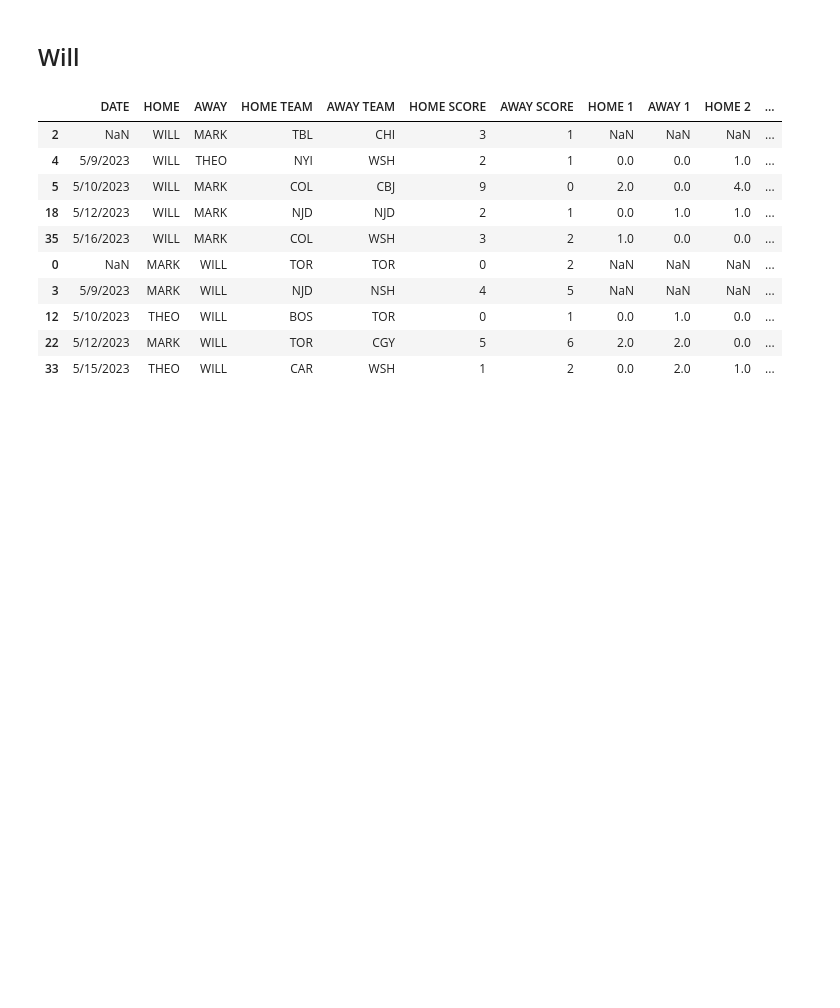
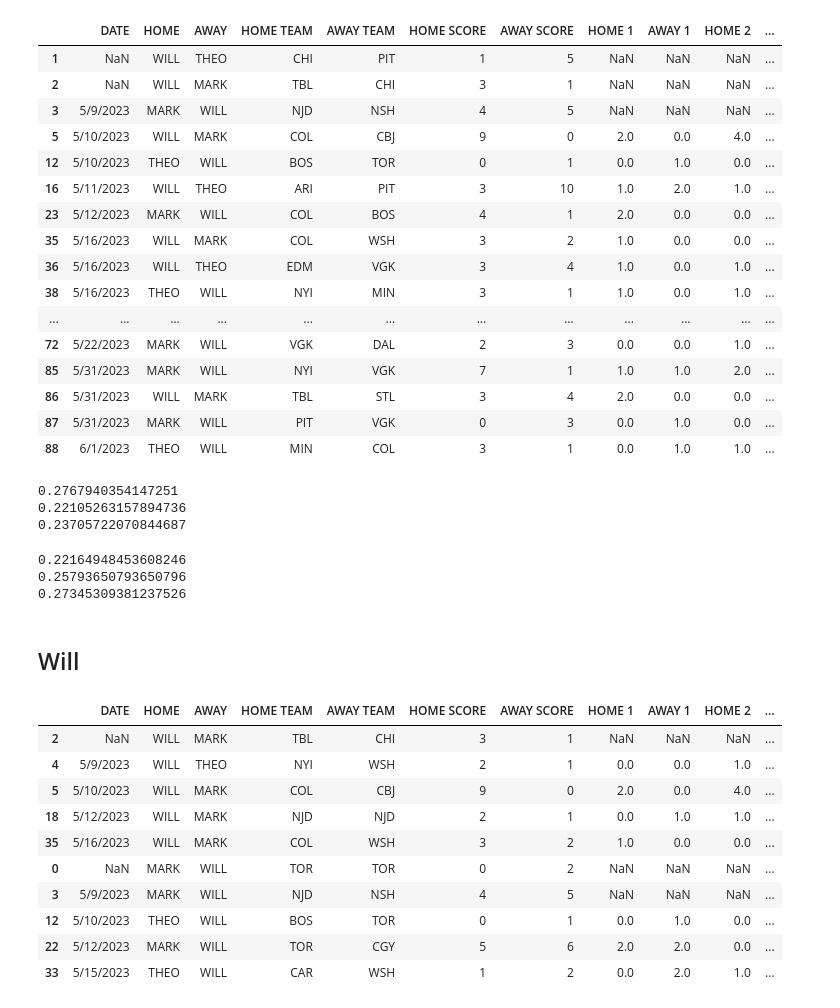
Before and after one commit to wcolwellcol/NHL, a Jupyter notebook: Chel.ipynb, the cells around one changed output. Drawn from its saved outputs; the diff is of its cells as text; code cells hidden in the pictures; blank space fills up the shorter version.

Commit message:
wills notebook 6/2

```diff
--- a/Chel.ipynb
+++ b/Chel.ipynb
@@ -24,0 +56,20 @@ df
+# %%
+df_will
+# %% [output]
+|  | DATE | HOME | AWAY | HOME TEAM | AWAY TEAM | HOME SCORE | AWAY SCORE | HOME 1 | AWAY 1 | HOME 2 | ... |
+| 1 | NaN | WILL | THEO | CHI | PIT | 1 | 5 | NaN | NaN | NaN | ... |
+| 2 | NaN | WILL | MARK | TBL | CHI | 3 | 1 | NaN | NaN | NaN | ... |
+| 3 | 5/9/2023 | MARK | WILL | NJD | NSH | 4 | 5 | NaN | NaN | NaN | ... |
+| 5 | 5/10/2023 | WILL | MARK | COL | CBJ | 9 | 0 | 2.0 | 0.0 | 4.0 | ... |
+| 12 | 5/10/2023 | THEO | WILL | BOS | TOR | 0 | 1 | 0.0 | 1.0 | 0.0 | ... |
+| 16 | 5/11/2023 | WILL | THEO | ARI | PIT | 3 | 10 | 1.0 | 2.0 | 1.0 | ... |
+| 23 | 5/12/2023 | MARK | WILL | COL | BOS | 4 | 1 | 2.0 | 0.0 | 0.0 | ... |
+| 35 | 5/16/2023 | WILL | MARK | COL | WSH | 3 | 2 | 1.0 | 0.0 | 0.0 | ... |
+| 36 | 5/16/2023 | WILL | THEO | EDM | VGK | 3 | 4 | 1.0 | 0.0 | 1.0 | ... |
+| 38 | 5/16/2023 | THEO | WILL | NYI | MIN | 3 | 1 | 1.0 | 0.0 | 1.0 | ... |
+| ... | ... | ... | ... | ... | ... | ... | ... | ... | ... | ... | ... |
+| 72 | 5/22/2023 | MARK | WILL | VGK | DAL | 2 | 3 | 0.0 | 0.0 | 1.0 | ... |
+| 85 | 5/31/2023 | MARK | WILL | NYI | VGK | 7 | 1 | 1.0 | 1.0 | 2.0 | ... |
+| 86 | 5/31/2023 | WILL | MARK | TBL | STL | 3 | 4 | 2.0 | 0.0 | 0.0 | ... |
+| 87 | 5/31/2023 | MARK | WILL | PIT | VGK | 0 | 3 | 0.0 | 1.0 | 0.0 | ... |
+| 88 | 6/1/2023 | THEO | WILL | MIN | COL | 3 | 1 | 0.0 | 1.0 | 1.0 | ... |
@@ -24,0 +86,8 @@ df
+# %%
+print(shtpct(df, 'THEO'))
+print(shtpct(df, 'WILL'))
+print(shtpct(df, 'MARK'))
+# %% [output]
+0.2767940354147251
+0.22105263157894736
+0.23705722070844687
@@ -25,3 +101,11 @@ df
+# %%
+print(shtpctallowed(df, 'THEO'))
+print(shtpctallowed(df, 'WILL'))
+print(shtpctallowed(df, 'MARK'))
+# %% [output]
+0.22164948453608246
+0.25793650793650796
+0.27345309381237526
 # %% [markdown]
 ## Will
 # %%
```
Also changed, not shown: parts of 15 cells of this notebook.
